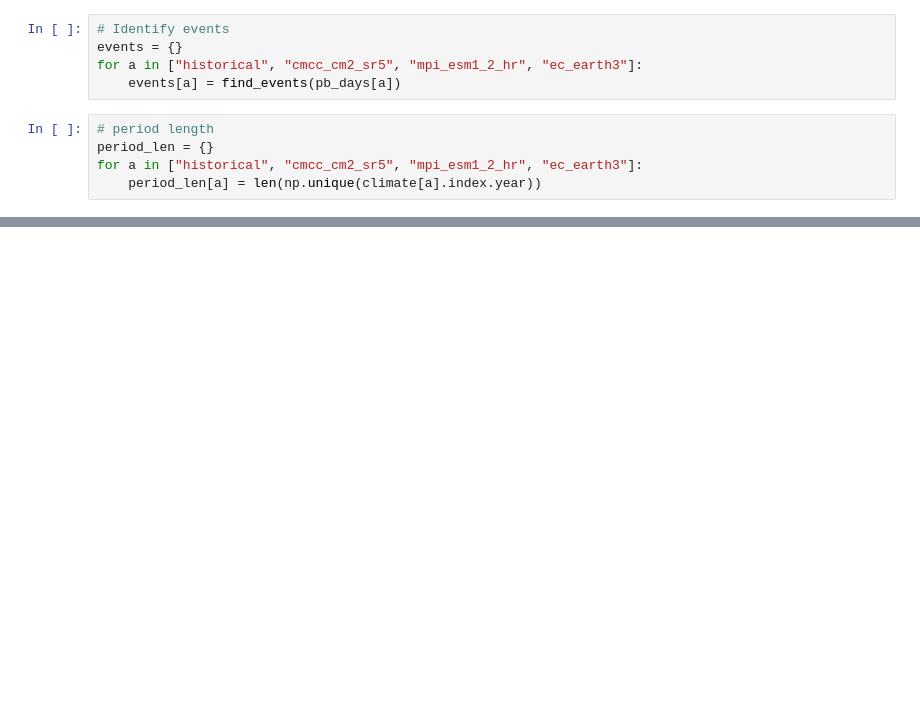
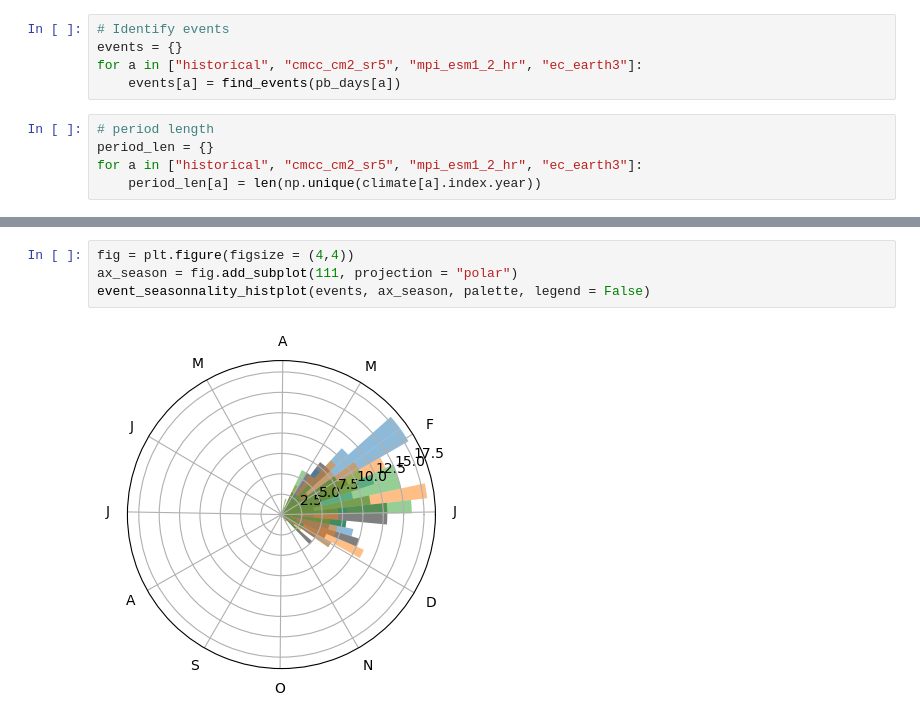
Before and after one commit to ECMWFCode4Earth/weave, a Jupyter notebook: Uninteractive.ipynb, the cells around one changed output, grey strips where cells are left out. Saved outputs shown, nothing was run; the diff lists cells and outputs as text; blank space fills up the shorter version.

```diff
--- a/Uninteractive.ipynb
+++ b/Uninteractive.ipynb
@@ -108,0 +78,6 @@ axs[2].set_xlim(0, 366)
+# %%
+fig = plt.figure(figsize = (4,4))
+ax_season = fig.add_subplot(111, projection = "polar")
+event_seasonnality_histplot(events, ax_season, palette, legend = False)
+# %% [output]
+[figure, added]
```
Also changed, not shown: parts of 5 cells of this notebook.
